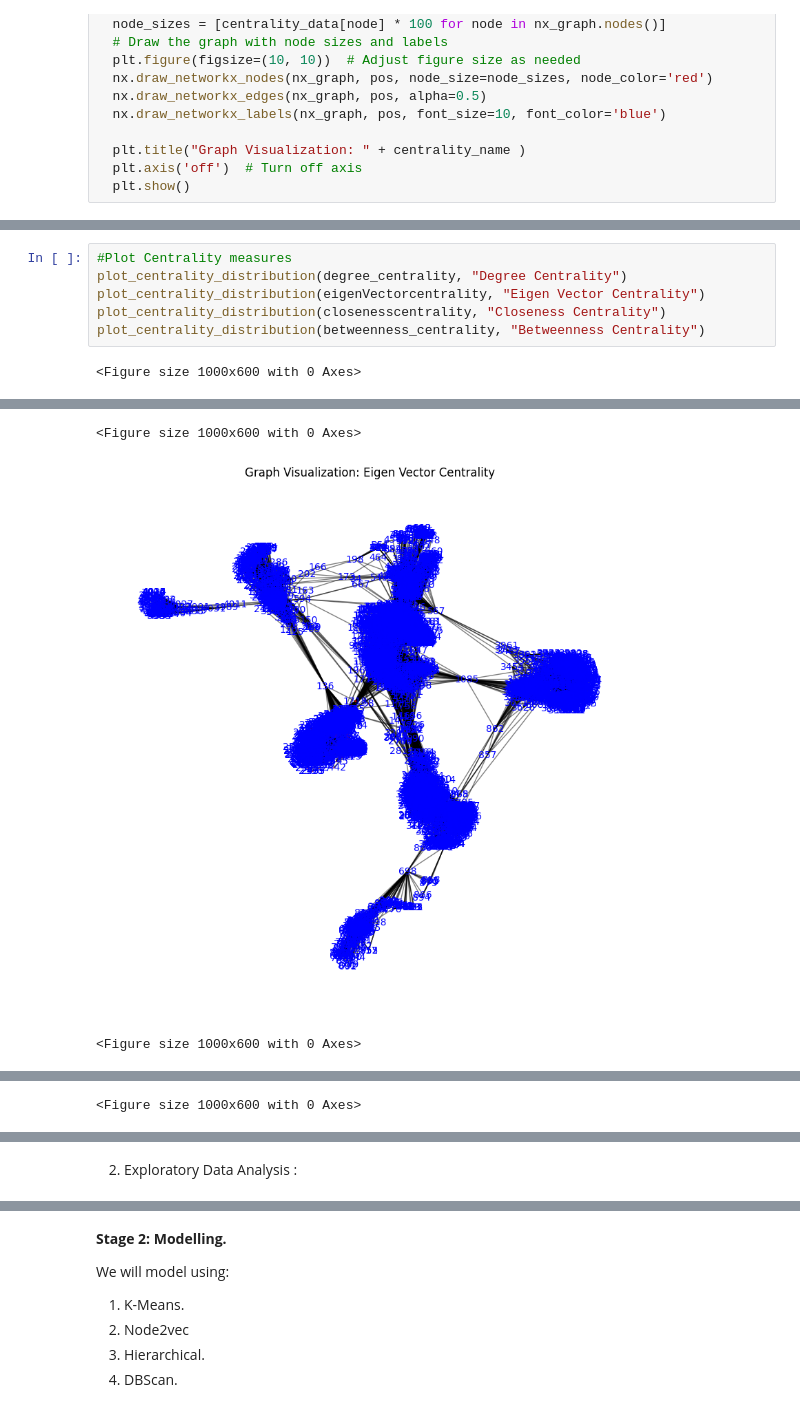
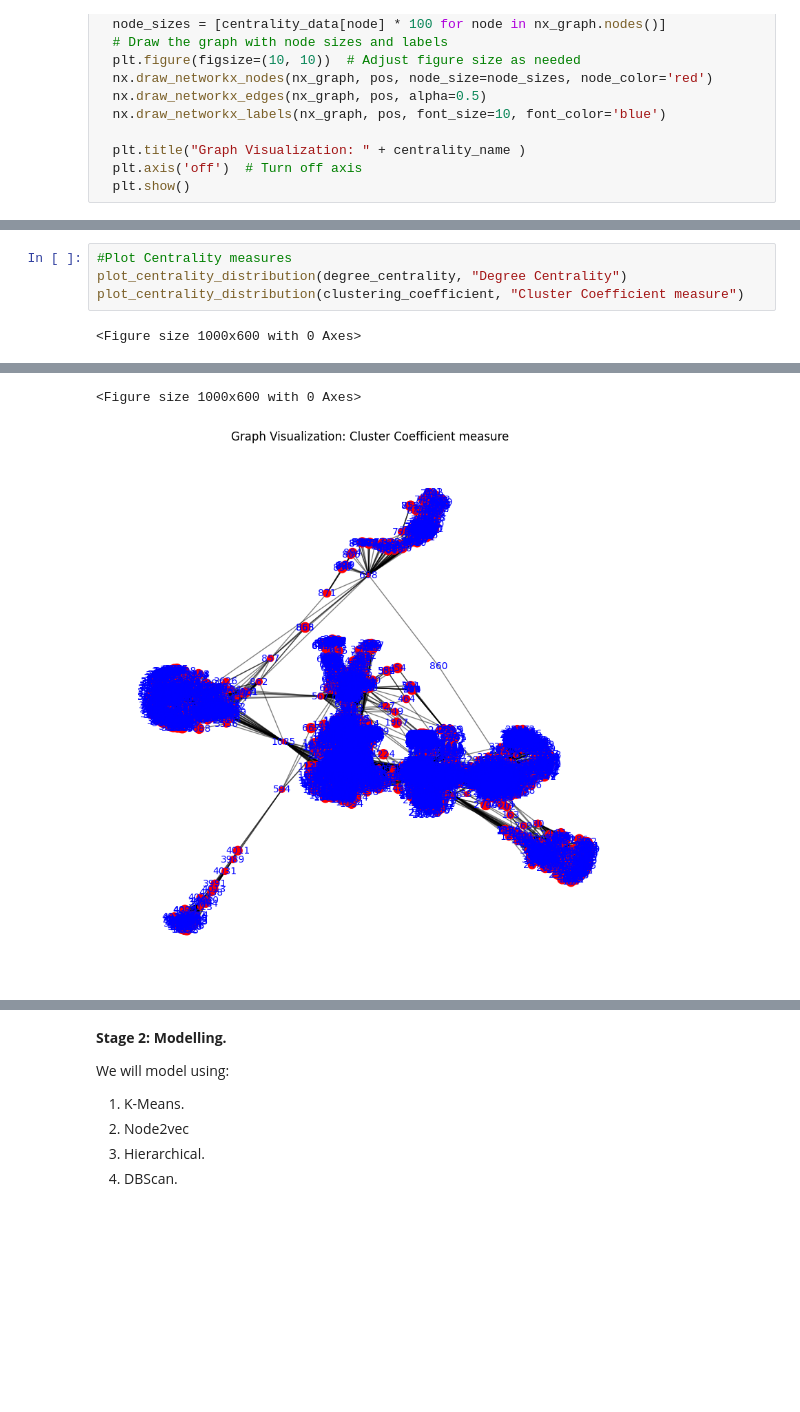
Before and after one commit to umeshrawat/MachineLearning, a Jupyter notebook: Unsupervised_Classification/SocialClusters/src/SocialClustersPyCaret.ipynb, the cells around one changed output, grey strips where cells are left out. Drawn from its saved outputs; the diff is of its cells as text; blank space fills up the shorter version.

```diff
--- a/Unsupervised_Classification/SocialClusters/src/SocialClustersPyCaret.ipynb
+++ b/Unsupervised_Classification/SocialClusters/src/SocialClustersPyCaret.ipynb
@@ -272,8 +189,6 @@ socialClusterDataFrame.describe()
 # %%
 #Plot Centrality measures
 plot_centrality_distribution(degree_centrality, "Degree Centrality")
-plot_centrality_distribution(eigenVectorcentrality, "Eigen Vector Centrality")
-plot_centrality_distribution(closenesscentrality, "Closeness Centrality")
-plot_centrality_distribution(betweenness_centrality, "Betweenness Centrality")
+plot_centrality_distribution(clustering_coefficient, "Cluster Coefficient measure")
 # %% [output]
 <Figure size 1000x600 with 0 Axes>
@@ -281,3 +196,2 @@ plot_centrality_distribution(betweenness_centrality, "Betweenness Centrality")
 <Figure size 1000x600 with 0 Axes>
-[figure, old version]
+[figure, new version]
-<Figure size 1000x600 with 0 Axes>
@@ -285 +197,0 @@ plot_centrality_distribution(betweenness_centrality, "Betweenness Centrality")
-<Figure size 1000x600 with 0 Axes>
@@ -287,2 +197,0 @@ plot_centrality_distribution(betweenness_centrality, "Betweenness Centrality")
-# %% [markdown]
-2. Exploratory Data Analysis :
```
Also changed, not shown: parts of 30 cells of this notebook.
